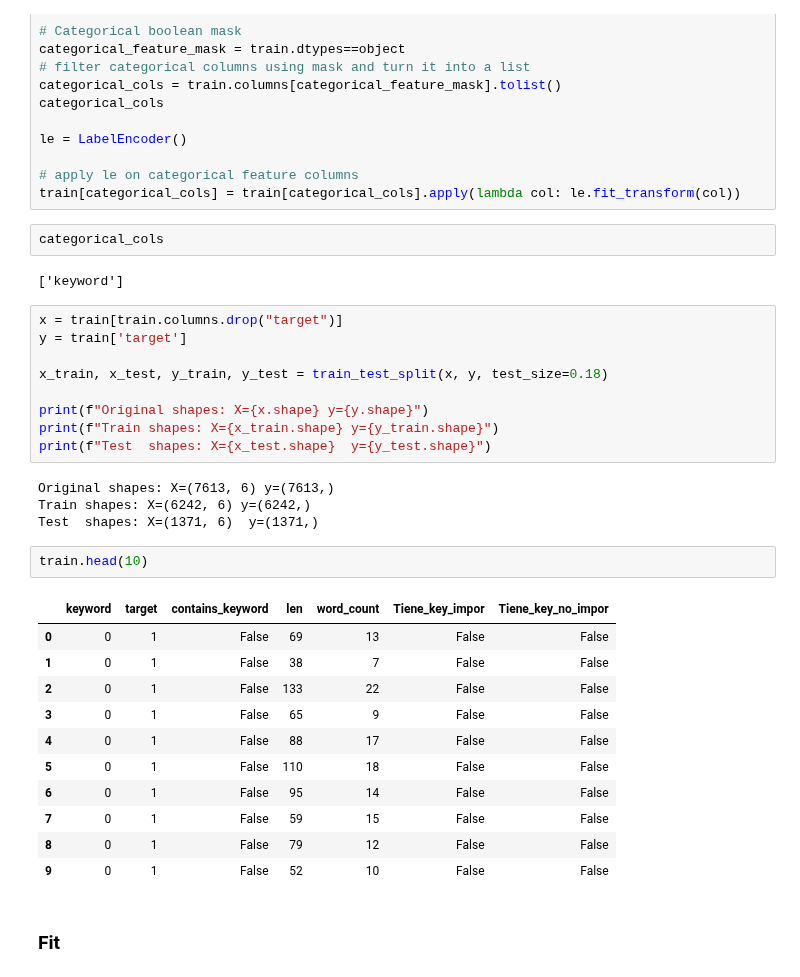
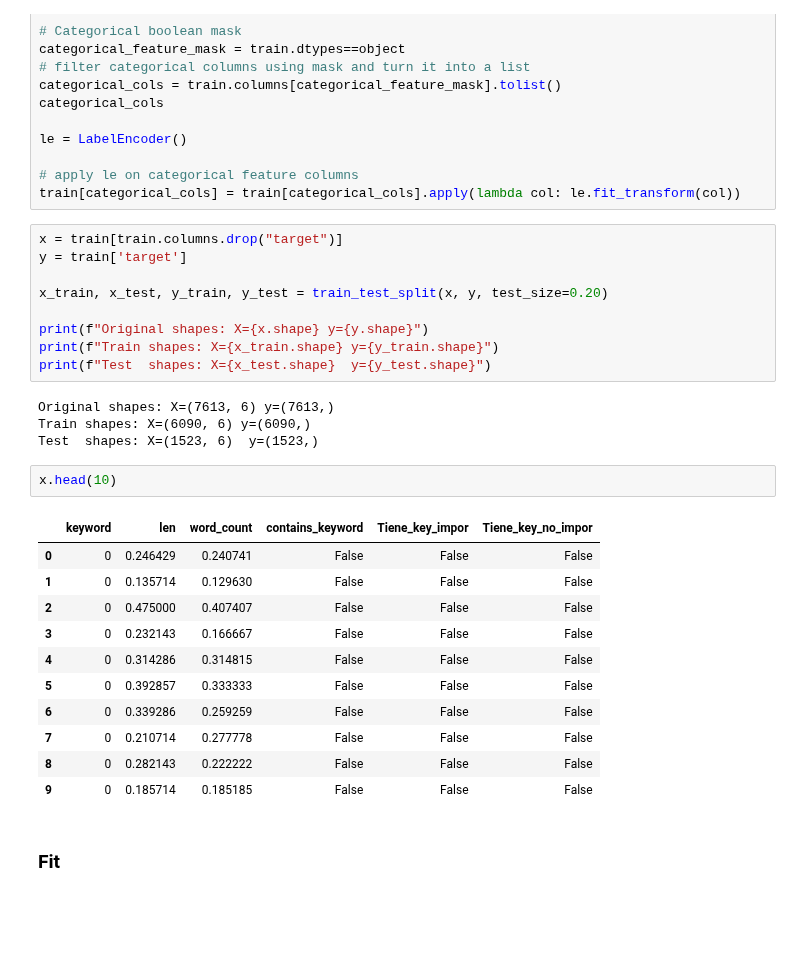
Before and after one commit to axelmpm/TP1_DATOS_1C_2020, a Jupyter notebook: TP2/KNN.ipynb, the cells around one changed output. Saved outputs shown, nothing was run; the diff lists cells and outputs as text; blank space fills up the shorter version.

```diff
--- a/TP2/KNN.ipynb
+++ b/TP2/KNN.ipynb
@@ -70,37 +80,33 @@ le = LabelEncoder()
 
 # apply le on categorical feature columns
 train[categorical_cols] = train[categorical_cols].apply(lambda col: le.fit_transform(col))
-# %%
-categorical_cols
-# %% [output]
-['keyword']
 # %%
 x = train[train.columns.drop("target")]
 y = train['target']
 
-x_train, x_test, y_train, y_test = train_test_split(x, y, test_size=0.18)
+x_train, x_test, y_train, y_test = train_test_split(x, y, test_size=0.20)
 
 print(f"Original shapes: X={x.shape} y={y.shape}")
 print(f"Train shapes: X={x_train.shape} y={y_train.shape}")
 print(f"Test  shapes: X={x_test.shape}  y={y_test.shape}")
 # %% [output]
 Original shapes: X=(7613, 6) y=(7613,)
-Train shapes: X=(6242, 6) y=(6242,)
-Test  shapes: X=(1371, 6)  y=(1371,)
+Train shapes: X=(6090, 6) y=(6090,)
+Test  shapes: X=(1523, 6)  y=(1523,)
 # %%
-train.head(10)
+x.head(10)
 # %% [output]
-|  | keyword | target | contains_keyword | len | word_count | Tiene_key_impor | Tiene_key_no_impor |
-| 0 | 0 | 1 | False | 69 | 13 | False | False |
-| 1 | 0 | 1 | False | 38 | 7 | False | False |
-| 2 | 0 | 1 | False | 133 | 22 | False | False |
-| 3 | 0 | 1 | False | 65 | 9 | False | False |
-| 4 | 0 | 1 | False | 88 | 17 | False | False |
-| 5 | 0 | 1 | False | 110 | 18 | False | False |
-| 6 | 0 | 1 | False | 95 | 14 | False | False |
-| 7 | 0 | 1 | False | 59 | 15 | False | False |
-| 8 | 0 | 1 | False | 79 | 12 | False | False |
-| 9 | 0 | 1 | False | 52 | 10 | False | False |
+|  | keyword | len | word_count | contains_keyword | Tiene_key_impor | Tiene_key_no_impor |
+| 0 | 0 | 0.246429 | 0.240741 | False | False | False |
+| 1 | 0 | 0.135714 | 0.129630 | False | False | False |
+| 2 | 0 | 0.475000 | 0.407407 | False | False | False |
+| 3 | 0 | 0.232143 | 0.166667 | False | False | False |
+| 4 | 0 | 0.314286 | 0.314815 | False | False | False |
+| 5 | 0 | 0.392857 | 0.333333 | False | False | False |
+| 6 | 0 | 0.339286 | 0.259259 | False | False | False |
+| 7 | 0 | 0.210714 | 0.277778 | False | False | False |
+| 8 | 0 | 0.282143 | 0.222222 | False | False | False |
+| 9 | 0 | 0.185714 | 0.185185 | False | False | False |
 # %% [markdown]
 ### Fit
 # %%
```
Also changed, not shown: parts of 20 cells of this notebook, 3 other files.
